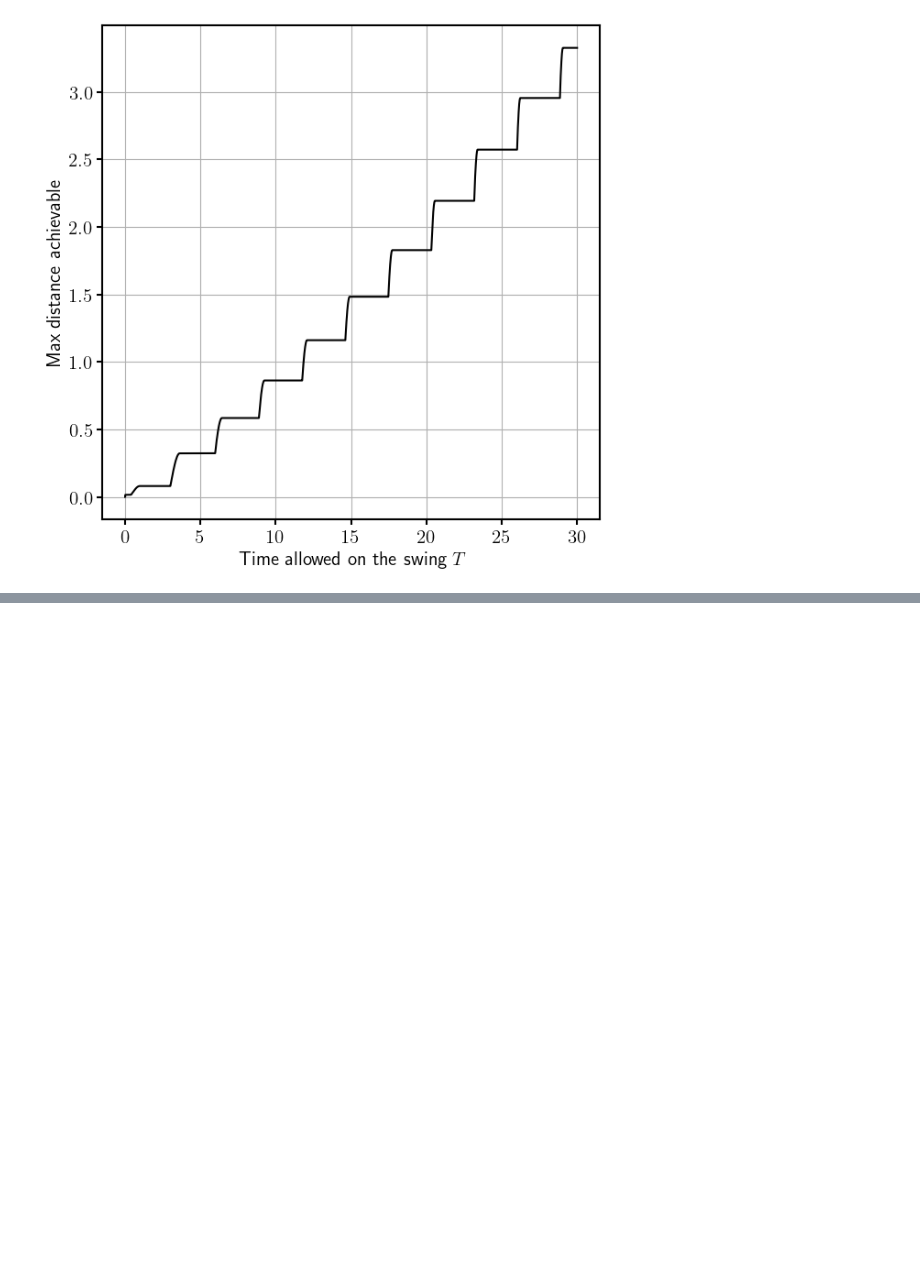
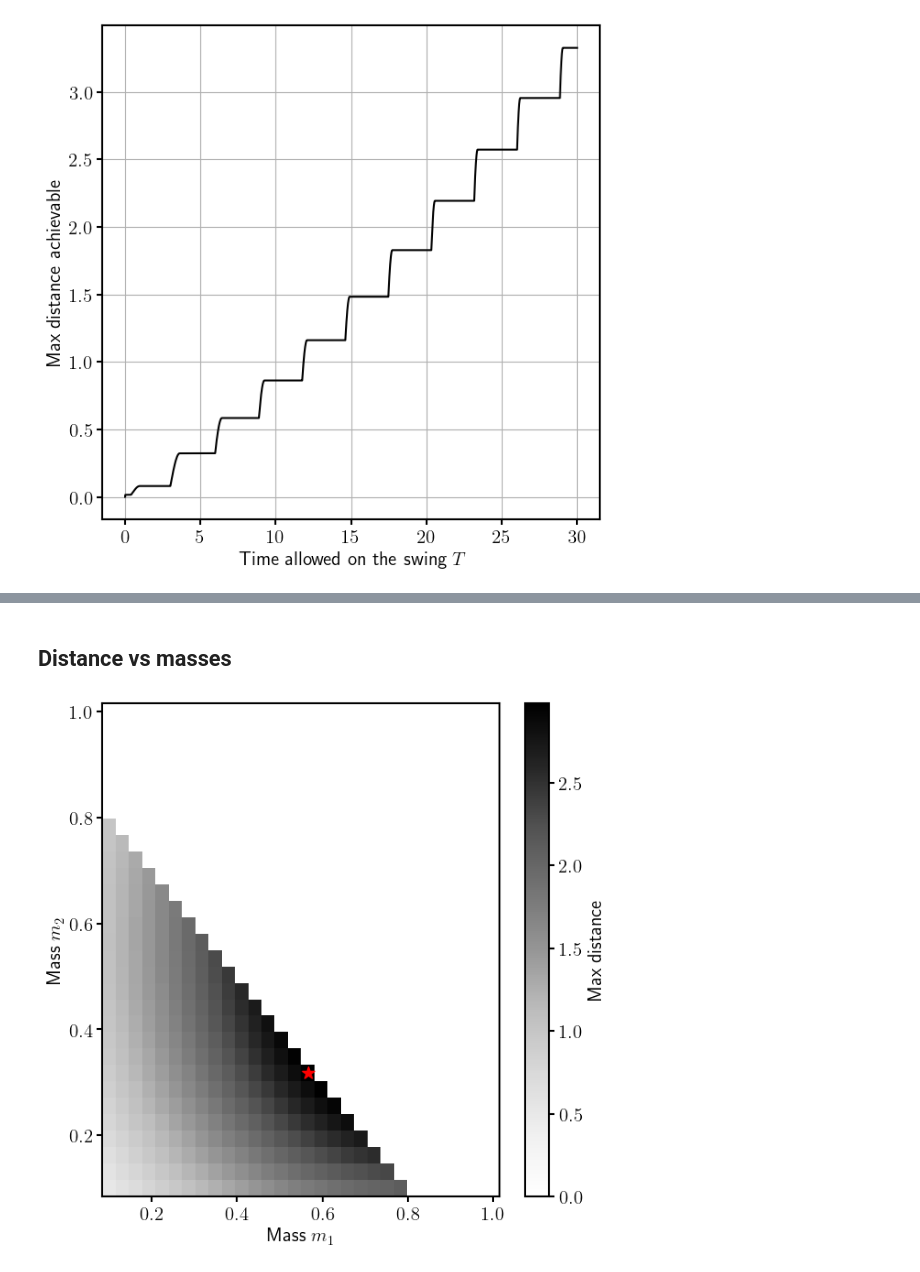
Before and after one commit to alexmolas/alexmolas.github.io, a Jupyter notebook: notebooks/swing/swing.ipynb, the cells around one changed output, grey strips where cells are left out. Saved outputs shown, nothing was run; the diff lists cells and outputs as text; code cells hidden in the pictures; blank space fills up the shorter version.

```diff
--- a/notebooks/swing/swing.ipynb
+++ b/notebooks/swing/swing.ipynb
@@ -77,6 +111,6 @@ def d(t):
 # %%
 ts = np.linspace(0, 30, 10_000)
-distances = np.array([d(t) for t in ts])
+distances = np.array([d(t, params=model_params) for t in ts])
 max_distances = []
 max_t = []
 
@@ -111,0 +154,2 @@ Text(0, 0.5, 'Optimal jumping time')
+# %% [markdown]
+## Distance vs masses
@@ -111,0 +166,42 @@ Text(0, 0.5, 'Optimal jumping time')
+# %%
+from itertools import product
+
+SIZE = 30
+
+m2 = np.linspace(0.1, 1, SIZE)
+m3 = np.linspace(0.1, 1, SIZE)
+# %%
+from tqdm.notebook import tqdm
+
+ds = [[0]*len(m2) for _ in range(len(m3))]
+ts = [[0]*len(m2) for _ in range(len(m3))]
+for i in tqdm(range(SIZE)):
+    for j in range(SIZE):
+        m2_ = m2[i]
+        m3_ = m3[j]
+        m1_ = 1 - m2_ - m3_
+        if m1_ >= 0.1:
+            model_params = ModelParams.from_constants(m1_, m2_, m3_,
+                                                      l1, l2, l3, h, theta_0, g)
+            distance, time = max_distance(model_params=model_params, T=20)
+            ds[i][j] = distance
+            ts[i][j] = time
+# %%
+import matplotlib as mpl
+
+ds = np.array(ds)
+
+plt.pcolormesh(m2, m3, ds, cmap=mpl.colormaps['Greys'])
+plt.colorbar(label="Max distance")
+
+
+i, j = np.unravel_index(ds.argmax(), ds.shape)
+plt.scatter(m2[j], m3[i], s=100, c='r', marker='*')
+
+plt.xlabel("Mass $m_1$")
+plt.ylabel("Mass $m_2$")
+plt.grid(False)
+
+plt.savefig("../../docs/swing/distance_vs_masses_clipped.png")
+# %% [output]
+[figure, added]
```
Also changed, not shown: parts of 11 cells of this notebook, 8 other files.
